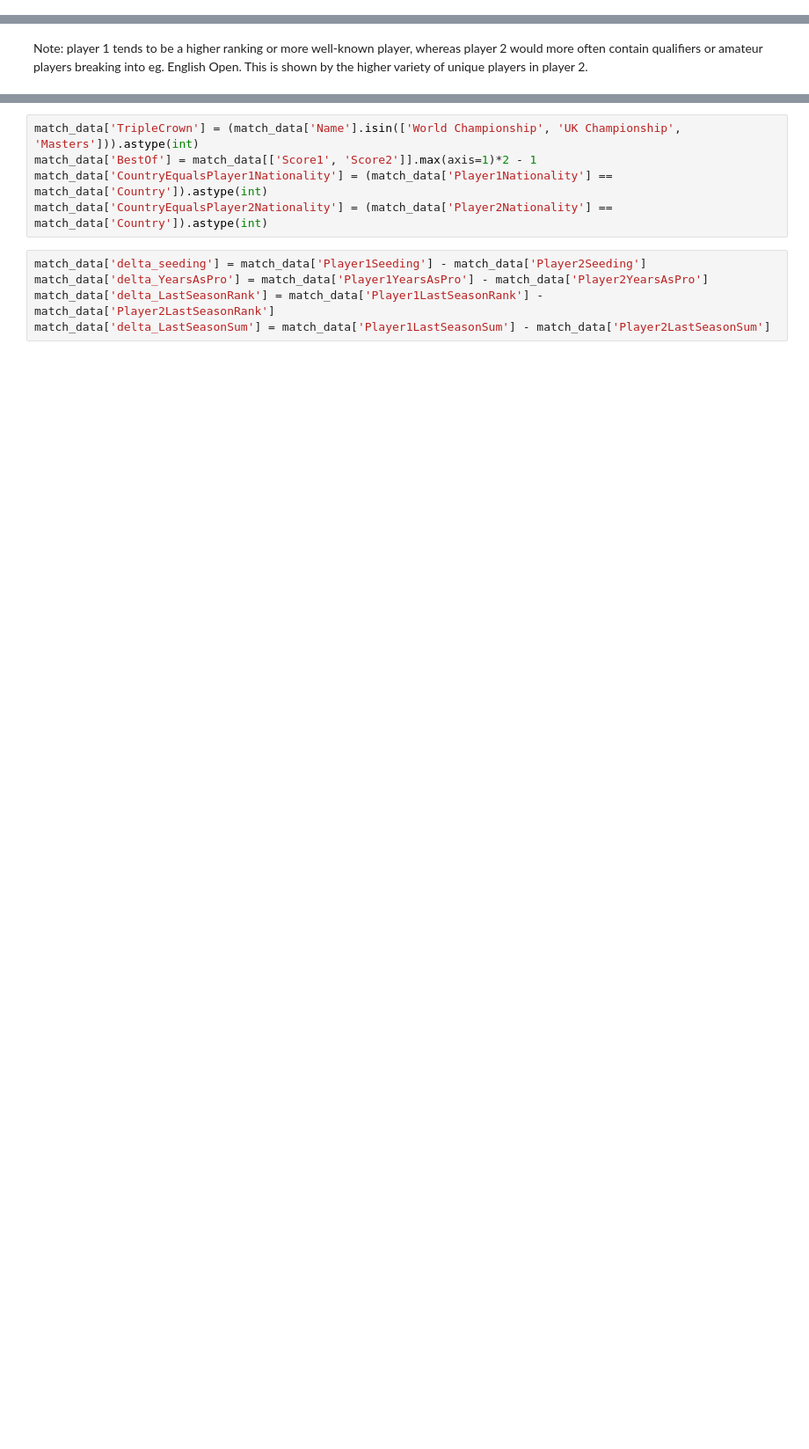
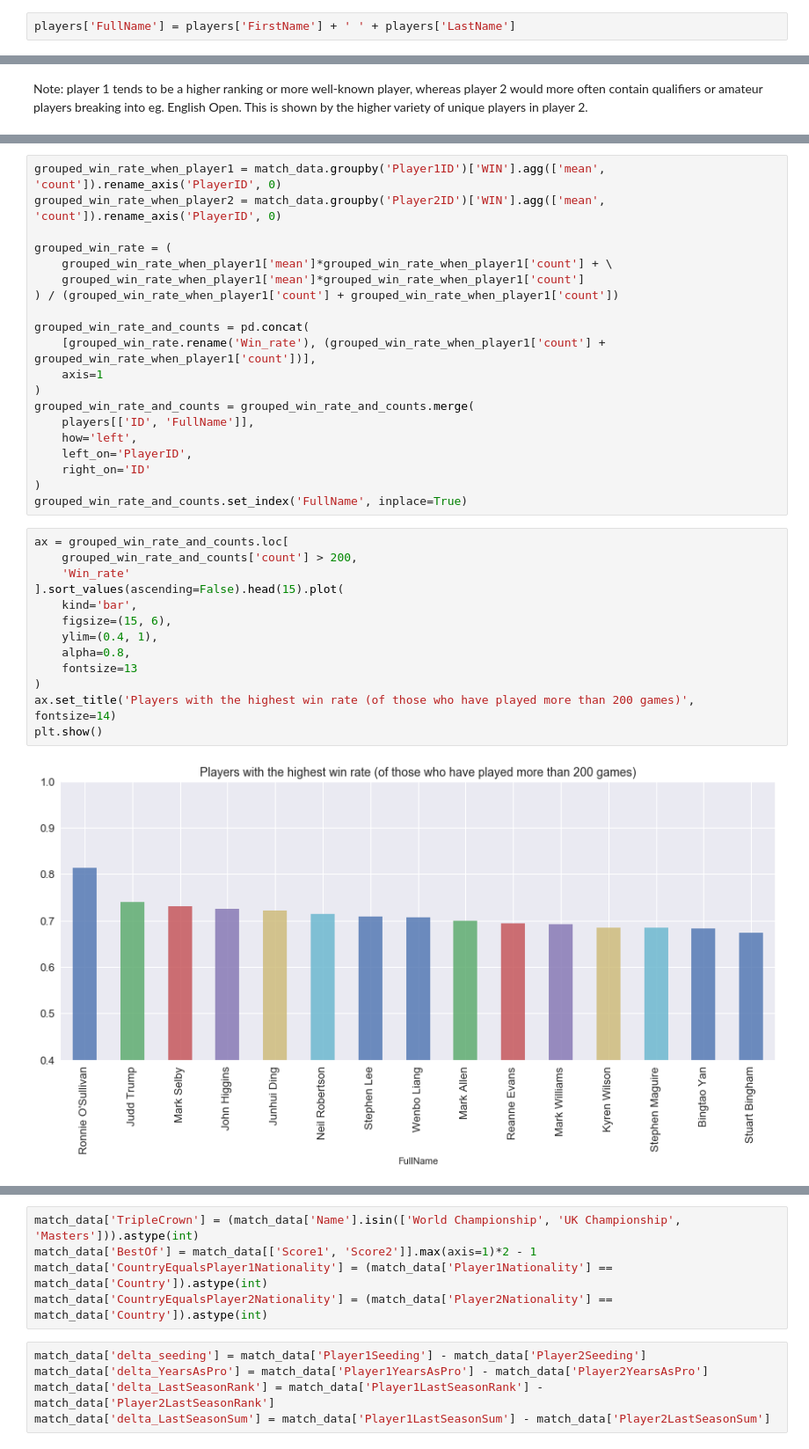
Before and after one commit to oksmith/snooker-matches, a Jupyter notebook: 2. Exploratory Data Analysis.ipynb, the cells around one changed output, grey strips where cells are left out. Shown: that part at 88% size. Saved outputs shown, nothing was run; the diff lists cells and outputs as text; blank space fills up the shorter version.

Commit message:
Updated notebooks: more data

```diff
--- a/2. Exploratory Data Analysis.ipynb
+++ b/2. Exploratory Data Analysis.ipynb
@@ -33,6 +33,8 @@ TRIPLE_CROWN_EVENTS = ['World Championship', 'UK Championship', 'Masters']
 # %%
 players = pd.read_csv('data/Players_data.csv')
 match_data = pd.read_csv('data/Raw_data.csv', low_memory=False)
+# %%
+players['FullName'] = players['FirstName'] + ' ' + players['LastName']
 # %%
 print(match_data.shape)
 match_data.head(2)
@@ -73,0 +76,35 @@ match_data.loc[match_data['Name'].isin(TRIPLE_CROWN_EVENTS), 'Name'].value_count
+# %%
+grouped_win_rate_when_player1 = match_data.groupby('Player1ID')['WIN'].agg(['mean', 'count']).rename_axis('PlayerID', 0)
+grouped_win_rate_when_player2 = match_data.groupby('Player2ID')['WIN'].agg(['mean', 'count']).rename_axis('PlayerID', 0)
+
+grouped_win_rate = (
+    grouped_win_rate_when_player1['mean']*grouped_win_rate_when_player1['count'] + \
+    grouped_win_rate_when_player1['mean']*grouped_win_rate_when_player1['count']
+) / (grouped_win_rate_when_player1['count'] + grouped_win_rate_when_player1['count'])
+
+grouped_win_rate_and_counts = pd.concat(
+    [grouped_win_rate.rename('Win_rate'), (grouped_win_rate_when_player1['count'] + grouped_win_rate_when_player1['count'])],
+    axis=1
+)
+grouped_win_rate_and_counts = grouped_win_rate_and_counts.merge(
+    players[['ID', 'FullName']],
+    how='left',
+    left_on='PlayerID',
+    right_on='ID'
+)
+grouped_win_rate_and_counts.set_index('FullName', inplace=True)
+# %%
+ax = grouped_win_rate_and_counts.loc[
+    grouped_win_rate_and_counts['count'] > 200,
+    'Win_rate'
+].sort_values(ascending=False).head(15).plot(
+    kind='bar',
+    figsize=(15, 6),
+    ylim=(0.4, 1),
+    alpha=0.8,
+    fontsize=13
+)
+ax.set_title('Players with the highest win rate (of those who have played more than 200 games)', fontsize=14)
+plt.show()
+# %% [output]
+[figure, added]
```
Also changed, not shown: parts of 23 cells of this notebook, 4 other files.
